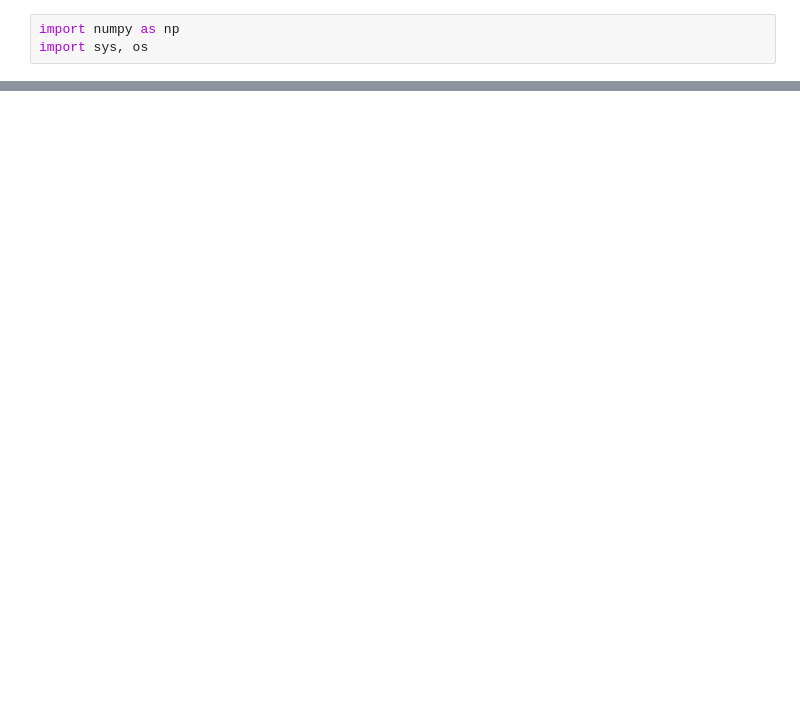
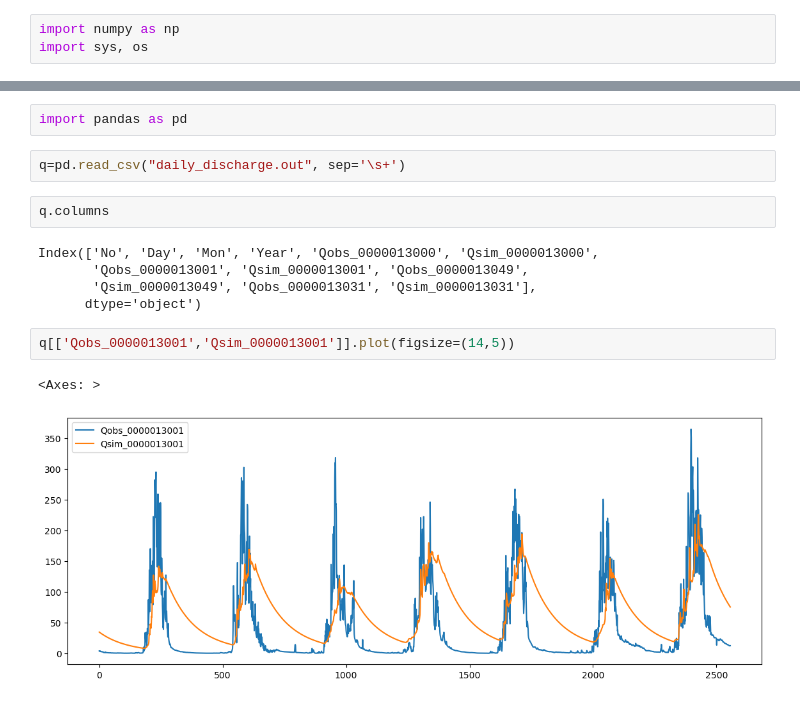
Before and after one commit to klekarkar/pre_post_process_mHM, a Jupyter notebook: prepare_idgauges.ipynb, the cells around one changed output, grey strips where cells are left out. Saved outputs shown, nothing was run; the diff lists cells and outputs as text; blank space fills up the shorter version.

```diff
--- a/prepare_idgauges.ipynb
+++ b/prepare_idgauges.ipynb
@@ -130,0 +120,16 @@ NODATA_value -9999
+# %%
+import pandas as pd
+# %%
+q=pd.read_csv("daily_discharge.out", sep='\s+')
+# %%
+q.columns
+# %% [output]
+Index(['No', 'Day', 'Mon', 'Year', 'Qobs_0000013000', 'Qsim_0000013000',
+       'Qobs_0000013001', 'Qsim_0000013001', 'Qobs_0000013049',
+       'Qsim_0000013049', 'Qobs_0000013031', 'Qsim_0000013031'],
+      dtype='object')
+# %%
+q[['Qobs_0000013001','Qsim_0000013001']].plot(figsize=(14,5))
+# %% [output]
+<Axes: >
+[figure, added]
```
Also changed, not shown: parts of 7 cells of this notebook, 5 other files.
